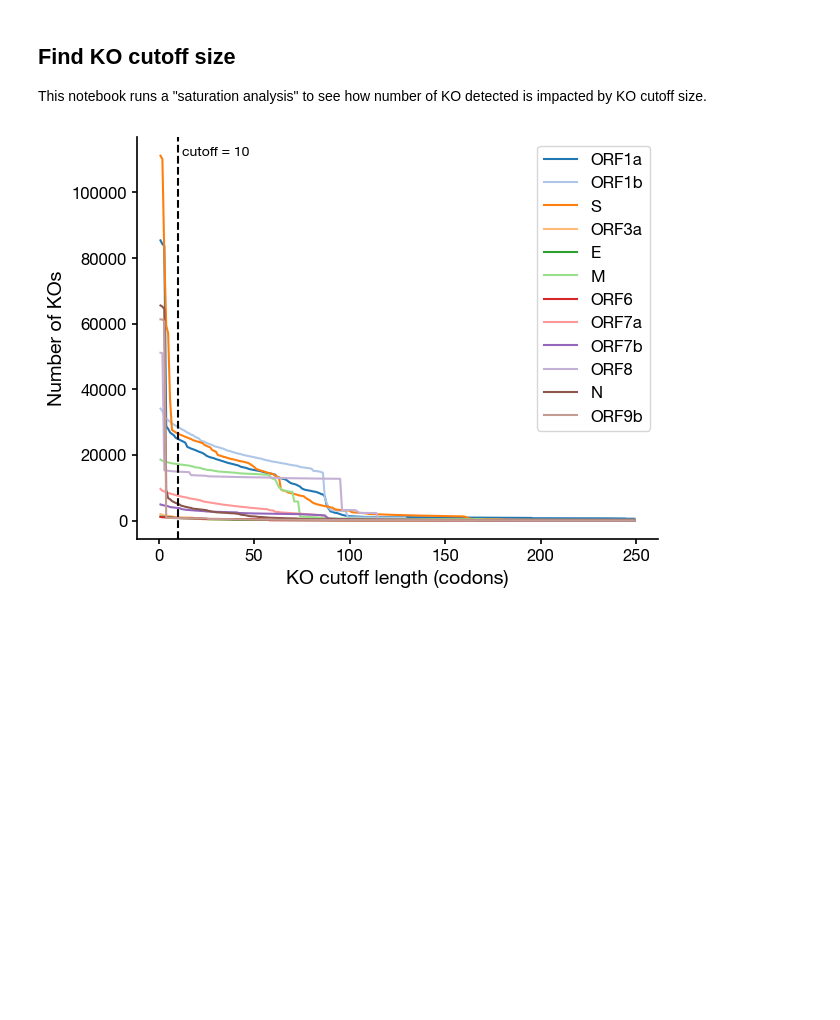
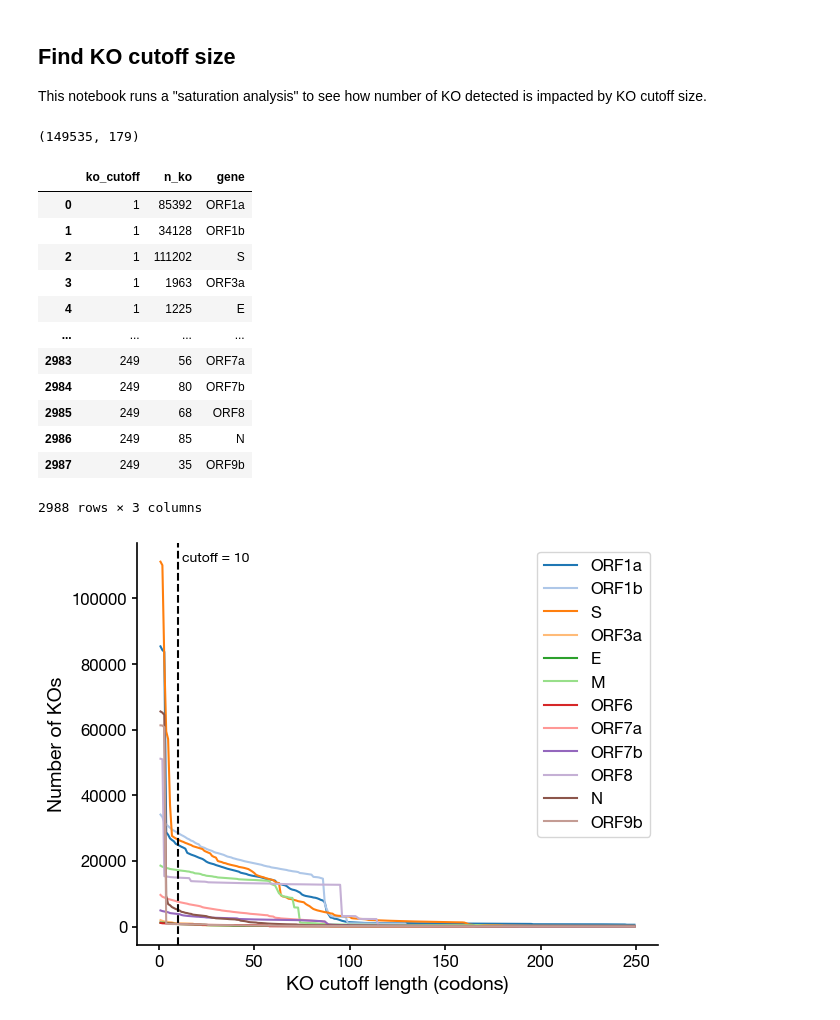
Before and after one commit to blab/ncov-orf8, a Jupyter notebook: notebooks/KO_cutoff.ipynb, the cells around one changed output. Drawn from its saved outputs; the diff is of its cells as text; code cells hidden in the pictures; blank space fills up the shorter version.

```diff
--- a/notebooks/KO_cutoff.ipynb
+++ b/notebooks/KO_cutoff.ipynb
@@ -26,11 +26,15 @@ mpl.rcParams['figure.titlesize']= 14
 mpl.rcParams['legend.fontsize']=12
 mpl.rcParams['legend.title_fontsize']=14
 # %%
-with open('results/gisaid.washington_ko_meta.tsv','r') as f:
+with open('wa_results/gisaid.washington_ko_meta.tsv','r') as f:
     data = pd.read_csv(f,sep='\t')
+# %%
+data.shape
+# %% [output]
+(149535, 179)
 # %%
 ## Get reference protien lengths
-ref = SeqIO.read('sars2_ref.gb','gb')
+ref = SeqIO.read('params/sars2_ref.gb','gb')
 
 proteins = {}
 for feature in ref.features:
@@ -63,3 +69,19 @@ cutoffs = generate_cutoffs(data,proteins)
+# %%
+cutoffs
+# %% [output]
+|  | ko_cutoff | n_ko | gene |
+| 0 | 1 | 85392 | ORF1a |
+| 1 | 1 | 34128 | ORF1b |
+| 2 | 1 | 111202 | S |
+| 3 | 1 | 1963 | ORF3a |
+| 4 | 1 | 1225 | E |
+| ... | ... | ... | ... |
+| 2983 | 249 | 56 | ORF7a |
+| 2984 | 249 | 80 | ORF7b |
+| 2985 | 249 | 68 | ORF8 |
+| 2986 | 249 | 85 | N |
+| 2987 | 249 | 35 | ORF9b |
+2988 rows × 3 columns
 # %%
 def plot_cutoffs(df,pdict,cutoff,path=None):
     plt.rcParams["axes.prop_cycle"] = plt.cycler("color", plt.cm.tab20.colors)
```
Also changed, not shown: parts of 1 cell of this notebook, 1 other file.
